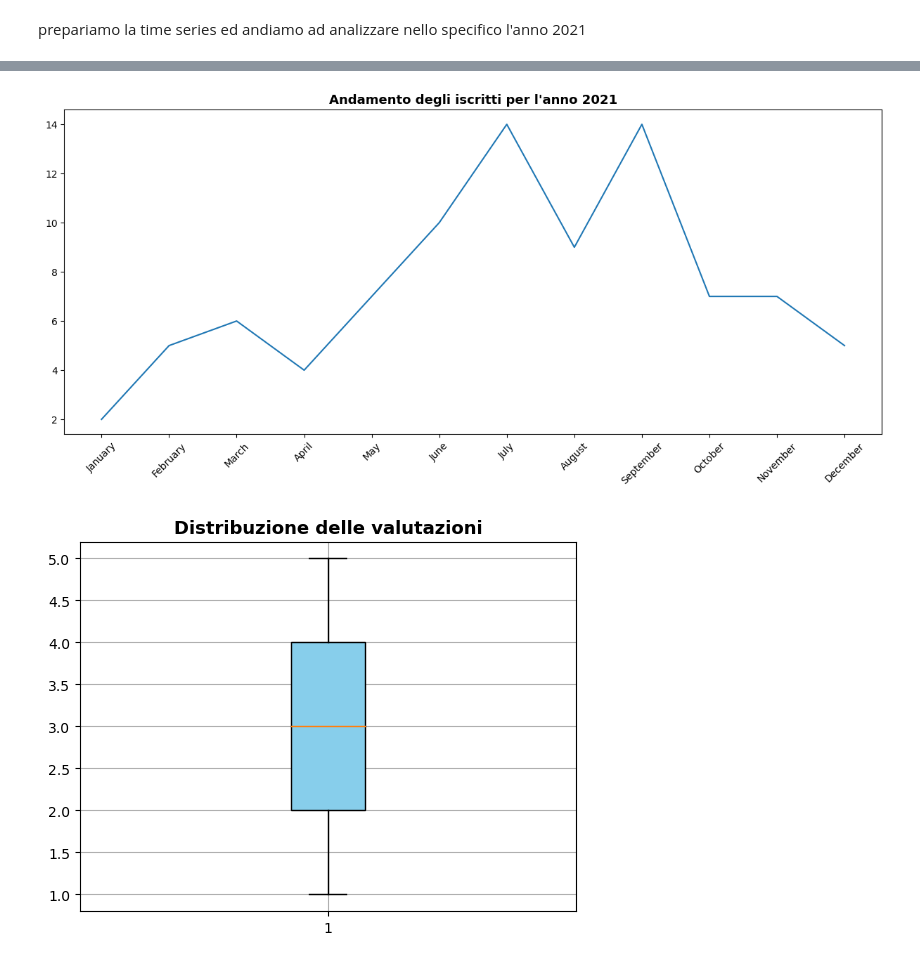
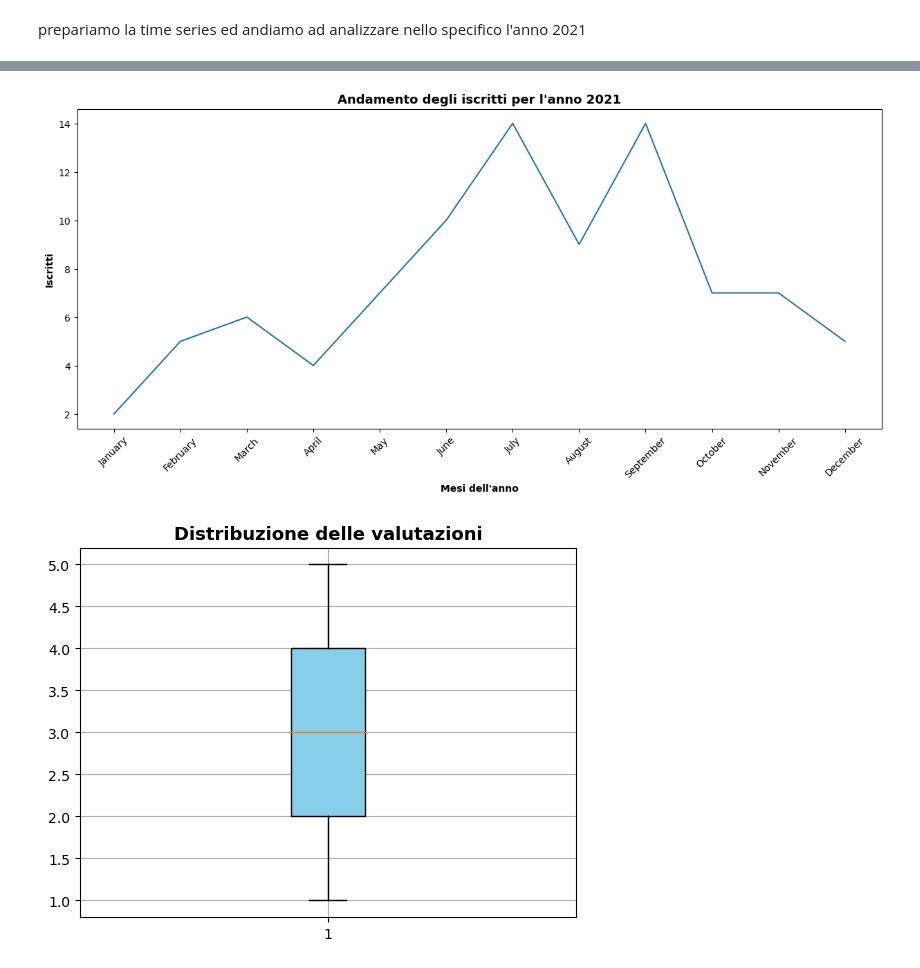
Before and after one commit to France-Man/Final-Project-Data-Analysis-V2, a Jupyter notebook: backup eda.ipynb, the cells around one changed output, grey strips where cells are left out. Drawn from its saved outputs; the diff is of its cells as text; code cells hidden in the pictures.

```diff
--- a/backup eda.ipynb
+++ b/backup eda.ipynb
@@ -144,12 +114,16 @@ mediaDfQuart_2021.index = mediaDfQuart_2021.index.month_name()
 # %%
 #Serie Temporale sugli abbonati
 plt.figure(figsize=(15,6))
 plt.plot(mediaDfQuart_2021.index,mediaDfQuart_2021['subscription_date'])
+
 plt.title("Andamento degli iscritti per l'anno 2021", fontsize = 13,fontweight = '900', color = 'black')
+plt.xlabel("Mesi dell'anno",fontsize = 10,fontweight = '900', color = 'black')
+plt.ylabel("Iscritti",fontsize = 10,fontweight = '900', color = 'black')
 plt.xticks(mediaDfQuart_2021.index,rotation = 45)
+
 plt.show()
 # %% [output]
-[figure, old version]
+[figure, new version]
 # %%
 
 plt.boxplot(data=df_2021, x= 'stars', patch_artist= True,boxprops= {'facecolor' : 'skyblue'})
```
Also changed, not shown: parts of 12 cells of this notebook, 2 other files.
